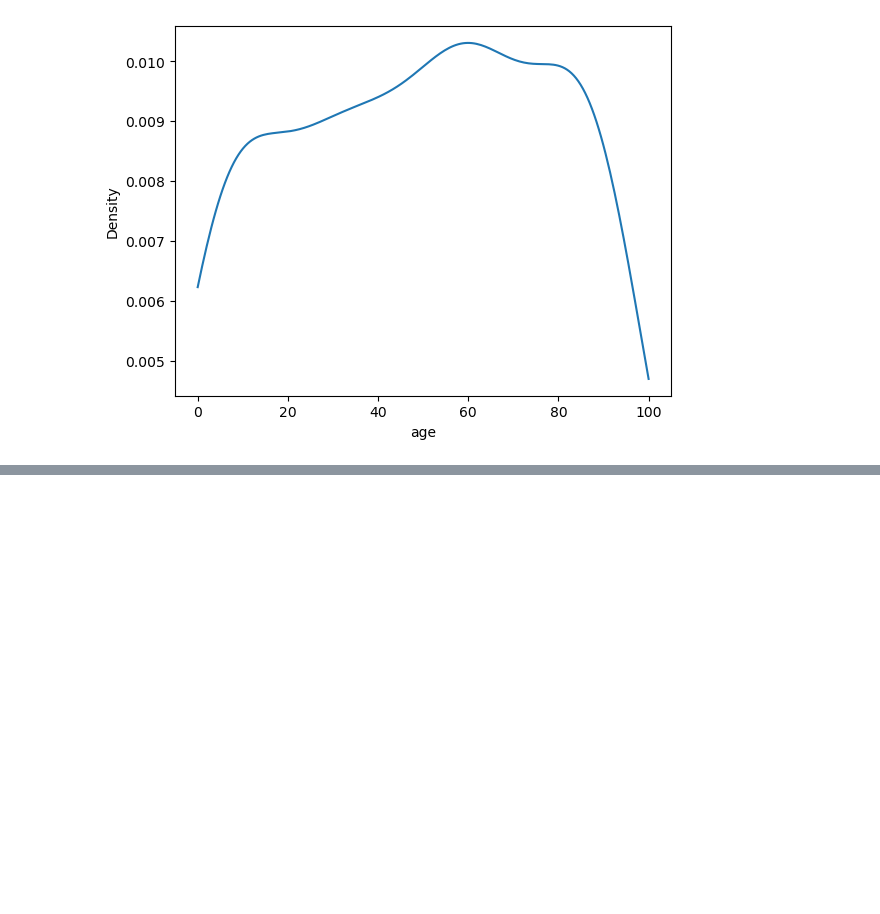
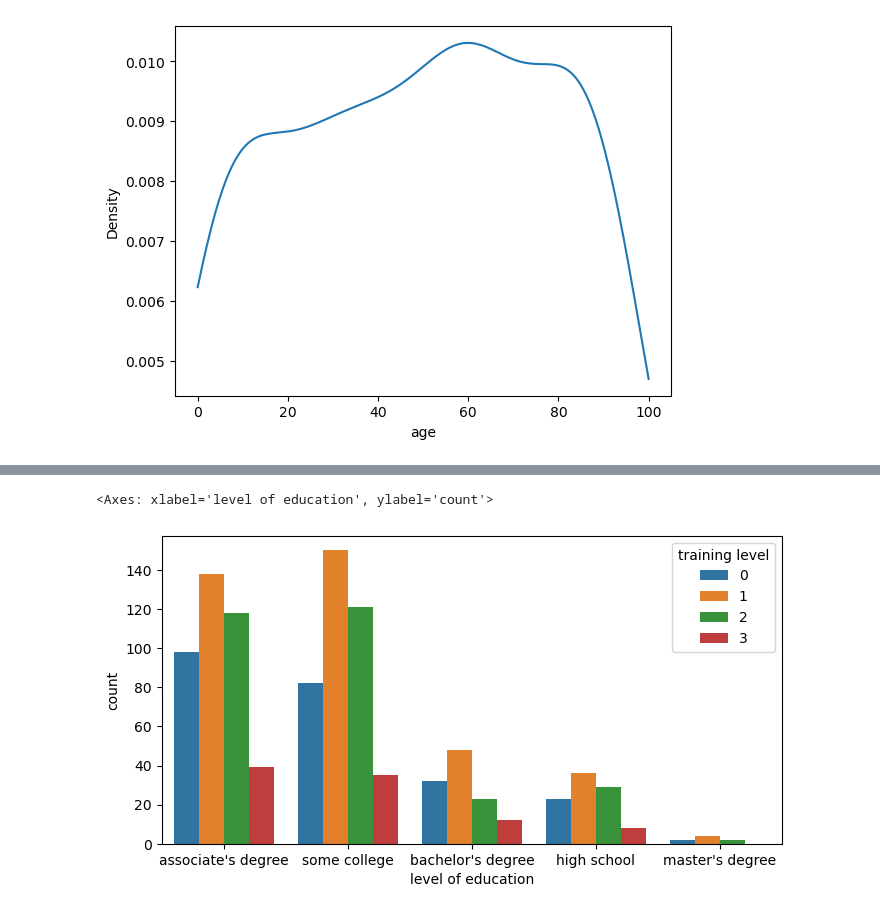
Before and after one commit to sandra-biology/Data-Analytics-A, a Jupyter notebook: Seaborn practice.ipynb, the cells around one changed output, grey strips where cells are left out. Drawn from its saved outputs; the diff is of its cells as text; code cells hidden in the pictures; blank space fills up the shorter version.

```diff
--- a/Seaborn practice.ipynb
+++ b/Seaborn practice.ipynb
@@ -193,0 +233,8 @@ sns.kdeplot(data=sample_ages_df, x='age', clip=[0, 100])
+# %%
+# breakdown within another category with 'hue'
+
+plt.figure(figsize=(8, 4))
+sns.countplot(x='level of education', data=office_sales_df, hue='training level')
+# %% [output]
+<Axes: xlabel='level of education', ylabel='count'>
+[figure, added]
```
Also changed, not shown: parts of 7 cells of this notebook.
